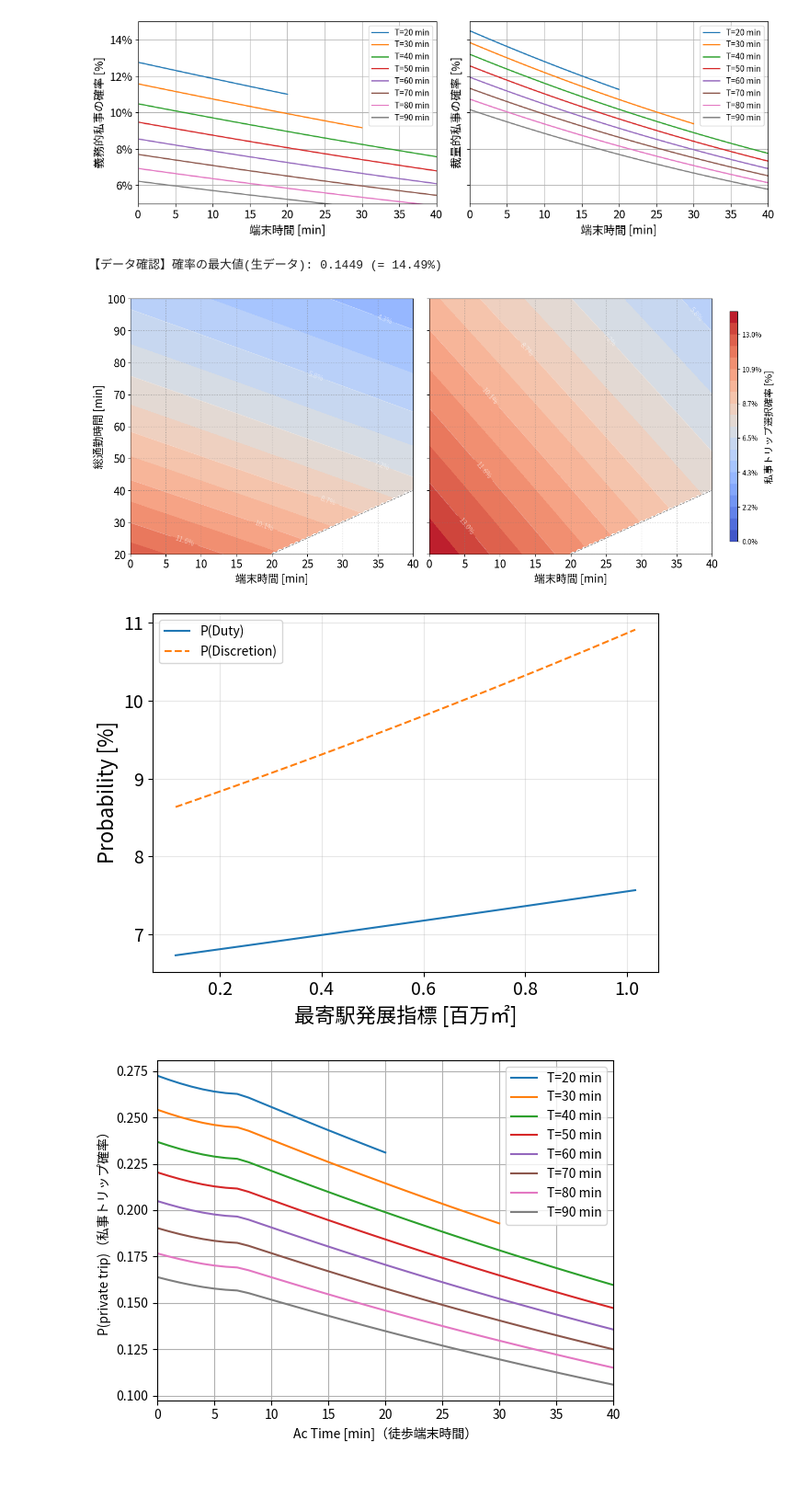
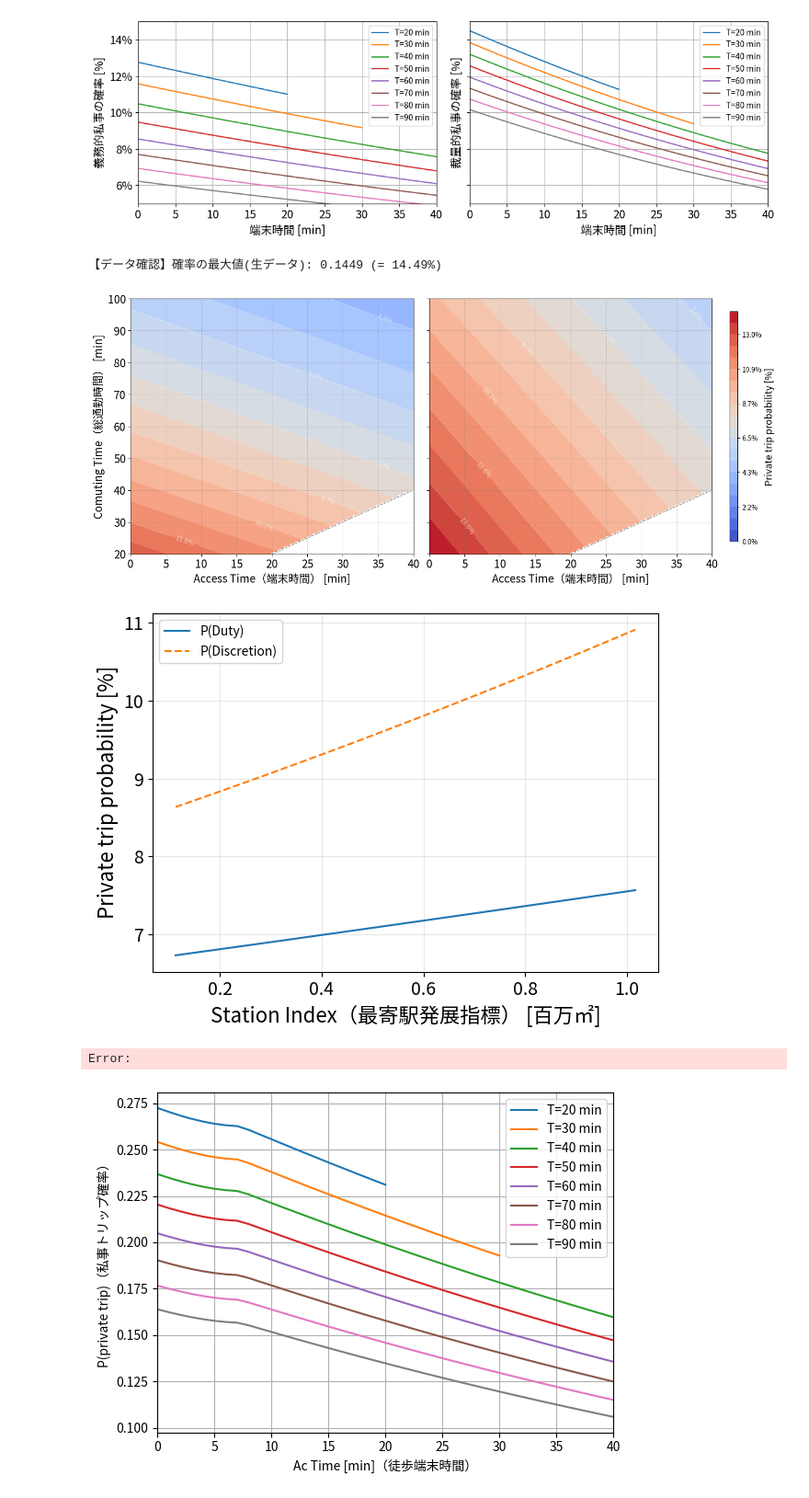
Before and after one commit to MITSUKI-cv/estimate, a Jupyter notebook: notebooks/Nested_logit_estimate/use_estimate/Nested_logit6.ipynb, the cells around one changed output. Shown at 92% size. Cells and saved outputs as stored; diff of their text form; code cells hidden in the pictures.

```diff
--- a/notebooks/Nested_logit_estimate/use_estimate/Nested_logit6.ipynb
+++ b/notebooks/Nested_logit_estimate/use_estimate/Nested_logit6.ipynb
@@ -800,8 +800,8 @@ ax0.clabel(line0, inline=True, fontsize=10, fmt=fmt_func)
 
 ax0.plot([20, 40], [20, 40], color='gray', linestyle='--', linewidth=1.0)
 #ax0.set_title("義務的私事 (Duty)", fontsize=16, fontweight="bold")
-ax0.set_xlabel("端末時間 [min]", fontsize=16)
-ax0.set_ylabel("総通勤時間 [min]", fontsize=16)
+ax0.set_xlabel("Access Time（端末時間） [min]", fontsize=16)
+ax0.set_ylabel("Comuting Time（総通勤時間） [min]", fontsize=16)
 ax0.tick_params(axis="both", labelsize=16)
 ax0.grid(True, linestyle=':', alpha=0.6, color='gray')
 ax0.set_xlim(0, 40)
@@ -819,7 +819,7 @@ ax1.clabel(line1, inline=True, fontsize=10, fmt=fmt_func)
 
 ax1.plot([20, 40], [20, 40], color='gray', linestyle='--', linewidth=1.0)
 #ax1.set_title("裁量的私事 (Discretion)", fontsize=16, fontweight="bold")
-ax1.set_xlabel("端末時間 [min]", fontsize=16)
+ax1.set_xlabel("Access Time（端末時間） [min]", fontsize=16)
 ax1.tick_params(axis="both", labelsize=16)
 ax1.grid(True, linestyle=':', alpha=0.6, color='gray')
 ax1.set_xlim(0, 40)
@@ -827,14 +827,14 @@ ax1.set_ylim(20, 100)
 
 # --- 共通カラーバー ---
 cbar = fig.colorbar(cp0, ax=axes, shrink=0.9, aspect=30, pad=0.02)
-cbar.set_label('私事トリップ選択確率 [%]', fontsize=14)
+cbar.set_label('Private trip probability [%]', fontsize=14)
 cbar.ax.yaxis.set_major_formatter(fmt_pct_axis)
 cbar.mappable.set_clim(global_min, global_max)
 
 plt.show()
 # %% [output]
 【データ確認】確率の最大値(生データ): 0.1449 (= 14.49%)
-[figure, old version]
+[figure, new version]
 # %%
 # =========================================================
 # 0) 推定結果（指定どおり）
@@ -937,36 +937,37 @@ def probs_duty_disc_given_neki(neki_scaled_array):
     V_CA = ASC_CA + b_at * CA_mean
 
     # -------- within-nest utilities (N,4)
     V_du = np.column_stack([V_DU_PRI + V_WA, V_DU_PRI + V_BI, V_DU_PRI + V_BU, V_DU_PRI + V_CA])
     V_di = np.column_stack([V_DI_PRI + V_WA, V_DI_PRI + V_BI, V_DI_PRI + V_BU, V_DI_PRI + V_CA])
 
     # inclusive values
     IV_no = np.zeros(N)
     IV_du = logsumexp_rowwise(mu_du * V_du) / mu_du
     IV_di = logsumexp_rowwise(mu_di * V_di) / mu_di
 
     # upper-level probs
     P_no, P_DU, P_DI = softmax3(IV_no, IV_du, IV_di)
     return P_DU, P_DI
 
 # =========================================================
 # 4) 計算して描画
 # =========================================================
 P_DU, P_DI = probs_duty_disc_given_neki(NEKI_grid)
 
 plt.figure()
 plt.plot(NEKI_grid, P_DU * 100, label="P(Duty)")
 plt.plot(NEKI_grid, P_DI * 100, label="P(Discretion)", linestyle="--")
-plt.xlabel("最寄駅発展指標 [百万㎡]", fontsize=16)
-plt.ylabel("Probability [%]", fontsize=16)
+plt.xlabel("Station Index（最寄駅発展指標） [百万㎡]", fontsize=16)
+plt.ylabel("Private trip probability [%]", fontsize=16)
 plt.xticks(fontsize=14)
 plt.yticks(fontsize=14)
 plt.grid(True, alpha=0.3)
 plt.legend()
 plt.tight_layout()
 plt.show()
 # %% [output]
-[figure, old version]
+[figure, new version]
+Error:
 # %%
 # 端末は徒歩を基準に他の手段も変化させ，通勤メイン時間を操作
 import numpy as np
```
Also changed, not shown: parts of 2 cells of this notebook, 2 other files.
